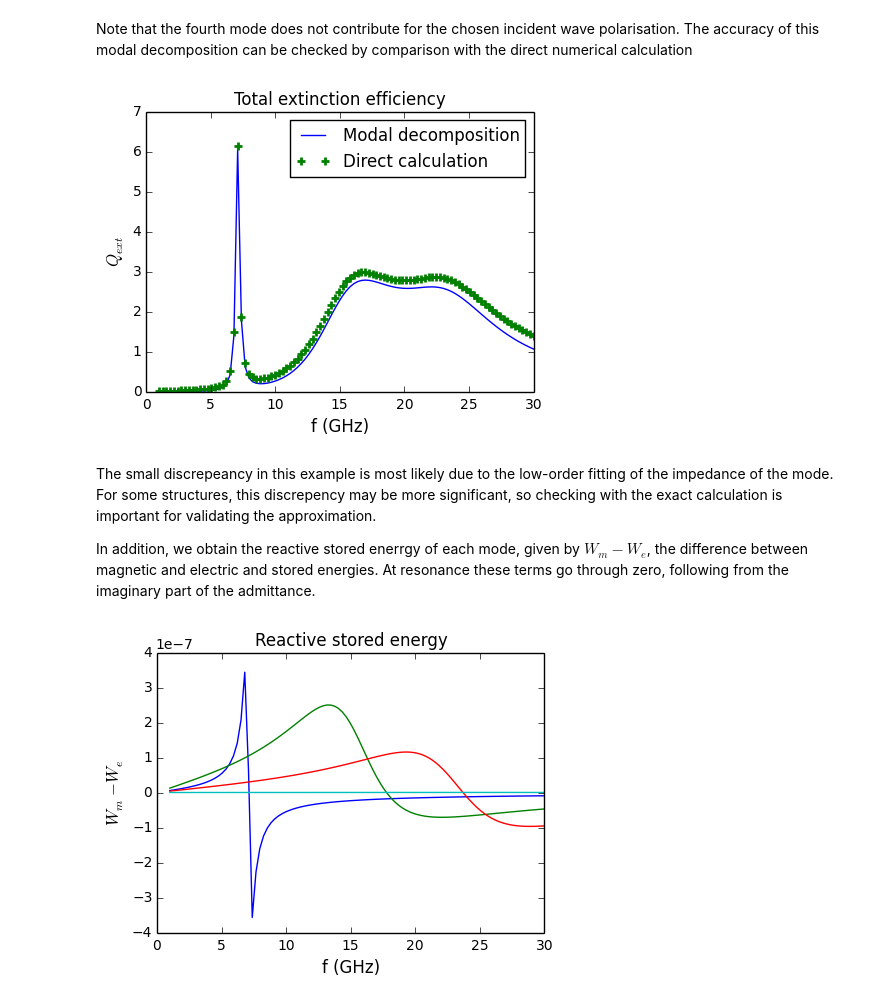
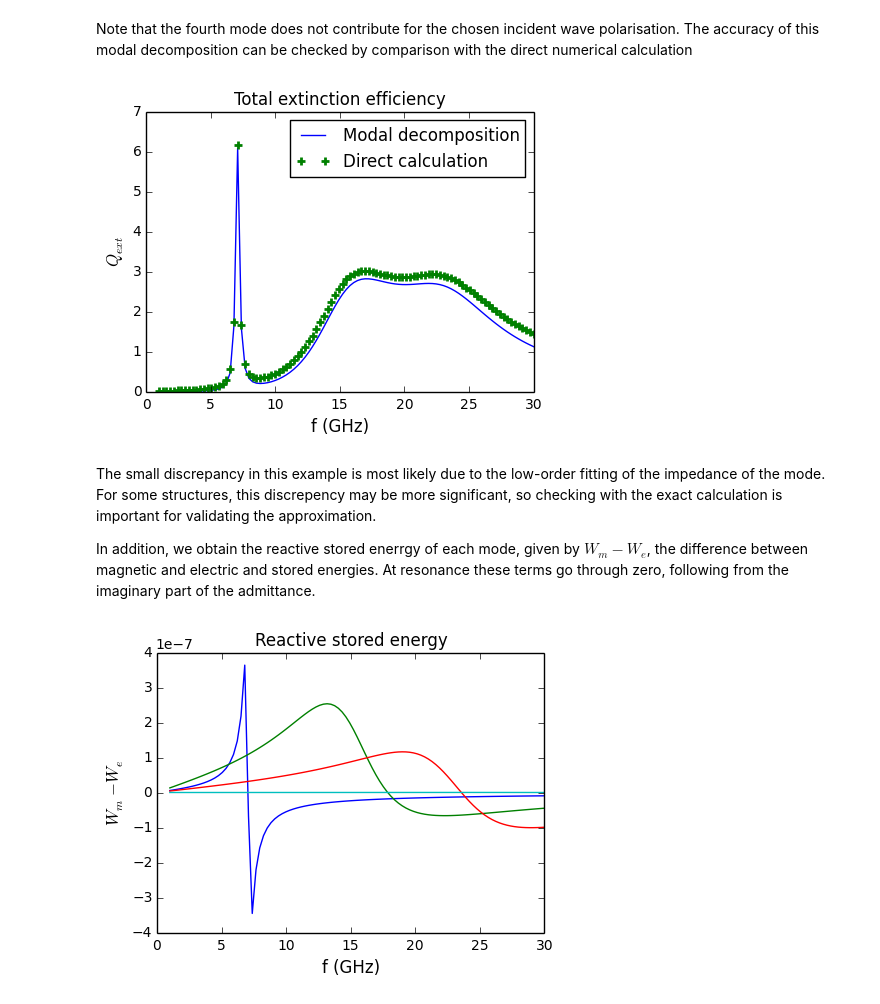
Before and after one commit to DavidPowell/OpenModes, a Jupyter notebook: examples/example3.ipynb, the cells around one changed output. Drawn from its saved outputs; the diff is of its cells as text; code cells hidden in the pictures.

```diff
--- a/examples/example3.ipynb
+++ b/examples/example3.ipynb
@@ -26,6 +31,6 @@ sim.place_part(ring, location=[0e-3, 0, 0]);
 # %%
 start_freq = 2e9
-start_s = 2j*pi*start_freq
+start_s = 2j*np.pi*start_freq
 
 num_modes = 4
 mode_s, mode_j = sim.part_singularities(start_s, num_modes);
@@ -79,20 +84,20 @@ xlabel('f (GHz)');
 # %% [markdown]
 Now we utilise this model to calculate the extinction cross section of each mode. First we setup the incident wave polarisation and direction.
 # %%
-e_inc = array([1.0, 1.0, 0], dtype=complex128)/sqrt(2)
-k_hat = array([0, 0, 1], dtype=complex128)
+e_inc = np.array([1.0, 1.0, 0], dtype=np.complex128)/np.sqrt(2.0)
+k_hat = np.array([0, 0, 1], dtype=np.complex128)
 
-p_inc = vdot(e_inc, e_inc).real/eta_0
-area = pi*(0.5*ring.max_distance)**2
+p_inc = np.vdot(e_inc, e_inc).real/eta_0
+area = np.pi*(0.5*ring.max_distance)**2
 
-extinction = empty(num_freqs, np.complex128)
-extinction_modes = empty((num_freqs, num_modes), complex128)
+extinction = np.empty(num_freqs, np.complex128)
+extinction_modes = np.empty((num_freqs, num_modes), np.complex128)
 # %% [markdown]
 For comparison purposes we calculate the extinction directly, and time how long this calculation takes. Note that if you increase the mesh density or model a more complex structure, the direct calculation can become very slow, since a large impedance matrix must be filled and solved at every frequency.
 # %%
 %%timeit
 for freq_count, freq in enumerate(freqs):
-    s = 2j*pi*freq
+    s = 2j*np.pi*freq
     Z = sim.impedance(s)
     V = sim.source_plane_wave(e_inc, k_hat*s/c)
     extinction[freq_count] = np.vdot(V[0], Z[0,0].solve(V[0]))
@@ -103,7 +108,7 @@ Now we calculate the extinction based on the scalar model for each mode, and als
 # %%
 %%timeit
 for freq_count, freq in enumerate(freqs):
-    s = 2j*pi*freq
+    s = 2j*np.pi*freq
     V = sim.source_plane_wave(e_inc, k_hat*s/c)
-    extinction_modes[freq_count] = [np.dot(V[0], scalar_models[0][mode].solve(s, V[0])) for mode in xrange(num_modes)]
+    extinction_modes[freq_count] = [np.vdot(V[0], scalar_models[0][mode].solve(s, V[0])) for mode in xrange(num_modes)]
 # %% [output]
@@ -123,24 +128,24 @@ title('Extinction efficiency of each mode');
 # %% [markdown]
 Note that the fourth mode does not contribute for the chosen incident wave polarisation. The accuracy of this modal decomposition can be checked by comparison with the direct numerical calculation
 # %%
-plot(freqs*1e-9, extinction.real/p_inc/area)
-plot(freqs*1e-9, sum(extinction_modes.real, axis=1)/p_inc/area, '+')
-legend(['Modal decomposition', 'Direct calculation'])
-xlim(0, freqs[-1]*1e-9)
-xlabel('f (GHz)')
-ylabel('$Q_{ext}$')
-title('Total extinction efficiency');
+plt.plot(freqs*1e-9, extinction.real/p_inc/area)
+plt.plot(freqs*1e-9, np.sum(extinction_modes.real, axis=1)/p_inc/area, '+')
+plt.legend(['Modal decomposition', 'Direct calculation'])
+plt.xlim(0, freqs[-1]*1e-9)
+plt.xlabel('f (GHz)')
+plt.ylabel('$Q_{ext}$')
+plt.title('Total extinction efficiency');
 # %% [output]
-[figure, old version]
+[figure, new version]
 # %% [markdown]
-The small discrepeancy in this example is most likely due to the low-order fitting of the impedance of the mode. For some structures, this discrepency may be more significant, so checking with the exact calculation is important for validating the approximation.
+The small discrepancy in this example is most likely due to the low-order fitting of the impedance of the mode. For some structures, this discrepency may be more significant, so checking with the exact calculation is important for validating the approximation.
 
 In addition, we obtain the reactive stored enerrgy of each mode, given by $W_{m}-W_{e}$, the difference between magnetic and electric and stored energies. At resonance these terms go through zero, following from the imaginary part of the admittance.
 # %%
-plot(freqs*1e-9, extinction_modes.imag);
-xlim(0, freqs[-1]*1e-9)
-xlabel('f (GHz)')
-ylabel('$W_m-W_e$')
-title('Reactive stored energy');
+plt.plot(freqs*1e-9, extinction_modes.imag);
+plt.xlim(0, freqs[-1]*1e-9)
+plt.xlabel('f (GHz)')
+plt.ylabel('$W_m-W_e$')
+plt.title('Reactive stored energy');
 # %% [output]
-[figure, old version]
+[figure, new version]
```
Also changed, not shown: parts of 7 cells of this notebook, 2 other files.
